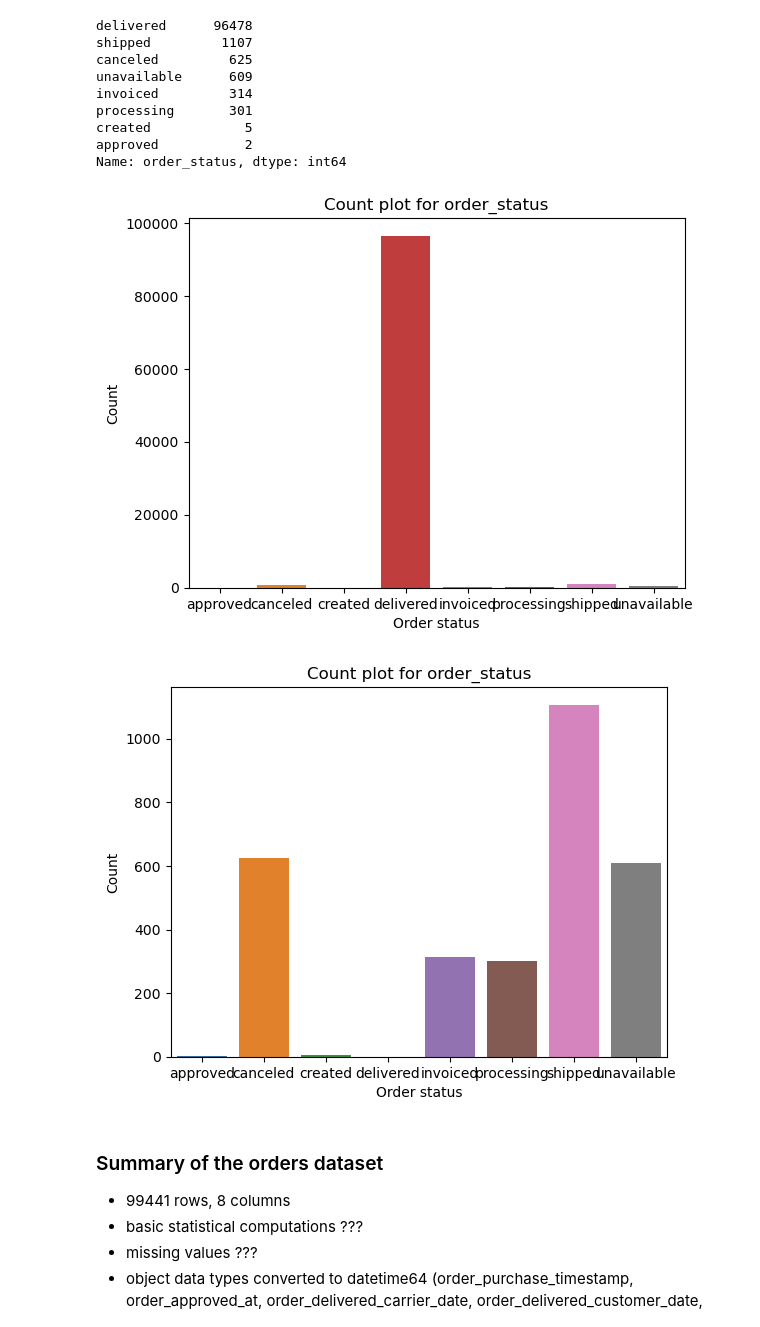
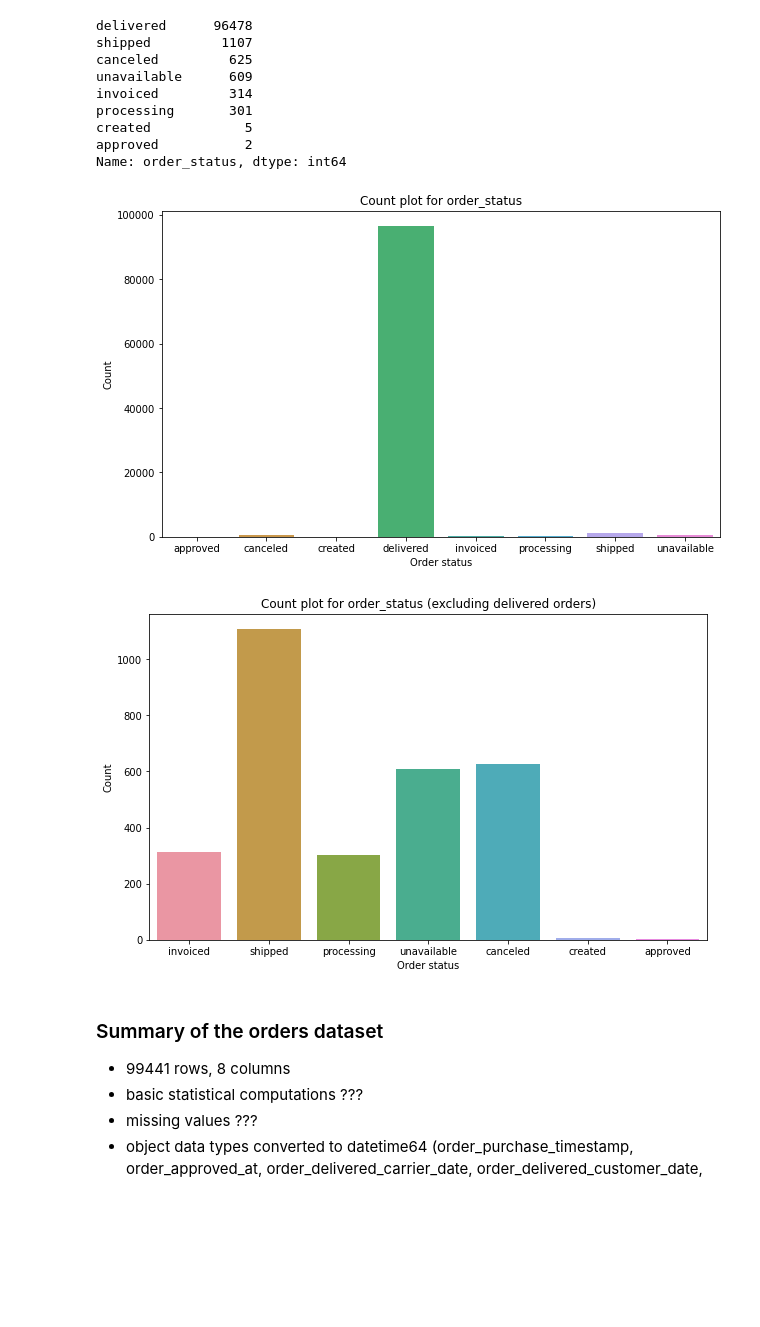
Before and after one commit to Tyna-504/ufcfmm-recommender, a Jupyter notebook: Subtask 1 EDA.ipynb, the cells around one changed output. Saved outputs shown, nothing was run; the diff lists cells and outputs as text; code cells hidden in the pictures; blank space fills up the shorter version.

```diff
--- a/Subtask 1 EDA.ipynb
+++ b/Subtask 1 EDA.ipynb
@@ -425,23 +463,32 @@ created            5
 approved           2
 Name: order_status, dtype: int64
 # %%
+# Set colour palette of plots
+sns.set_palette("husl")
+
 # Create count plot for one column
+plt.figure(figsize=(10,6))
 sns.countplot(x='order_status', data=order_data)
 plt.title('Count plot for order_status')
 plt.xlabel('Order status')
 plt.ylabel('Count')
 plt.show()
 
 # Exclude value 'delivered' from column 'order_status'
-order_data_filtered = order_data[order_data['order_status'] != 'delivered']
-sns.countplot(data=order_data_filtered, x='order_status')
-plt.title('Count plot for order_status')
+#order_data_filtered = order_data[order_data['order_status'] != 'delivered']
+#sns.countplot(data=order_data_filtered, x='order_status')
+
+plt.figure(figsize=(10,6))
+order_data_filtered = order_data['order_status'].astype('object')
+order_data_filtered = order_data_filtered[order_data_filtered != 'delivered']
+sns.countplot(data=order_data_filtered, x=order_data_filtered)
+plt.title('Count plot for order_status (excluding delivered orders)')
 plt.xlabel('Order status')
 plt.ylabel('Count')
 plt.show()
 # %% [output]
-[figure, old version]
+[figure, new version]
-[figure, old version]
+[figure, new version]
 # %% [markdown]
 ### Summary of the orders dataset ###
 * 99441 rows, 8 columns
```
Also changed, not shown: parts of 4 cells of this notebook.
